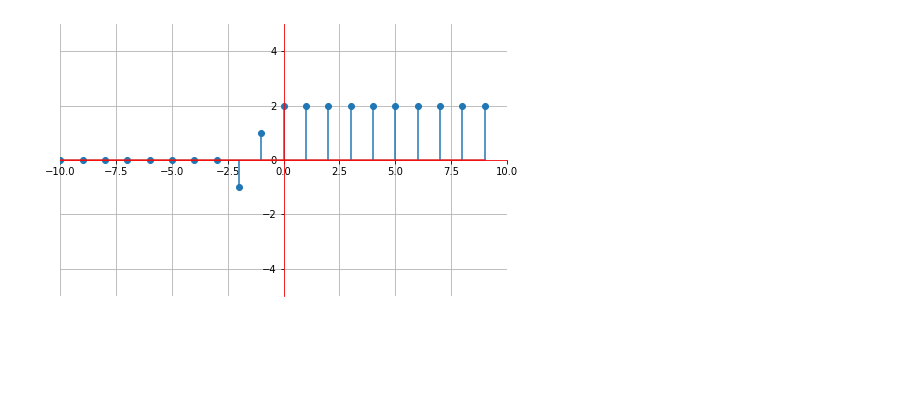
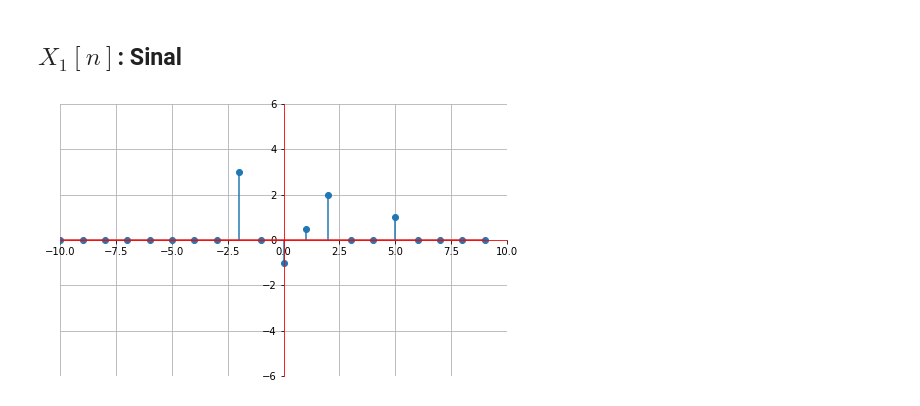
Before and after one commit to joao1pedro/SS, a Jupyter notebook: discrete_signal_decomposition.ipynb, the cells around one changed output. Saved outputs shown, nothing was run; the diff lists cells and outputs as text; code cells hidden in the pictures; blank space fills up the shorter version.

```diff
--- a/discrete_signal_decomposition.ipynb
+++ b/discrete_signal_decomposition.ipynb
@@ -12,26 +4,40 @@ def step(n, A, shift):
+# %%
+""" [Entrada]: range de tempo discreto n;
+        A: amplitude do sinal degrau;
+        n0: tempo inicial
+    [Saída]:
+        xp: Sinal par
+        xi: Sinal ímpar
+"""
+def impulse(n, A, n0):
+    u = np.zeros(N)
+    ind = np.where(n==n0)
+    u[ind] = A
+    return u
+# %% [markdown]
+## $X_1[n]$: Sinal
 # %%
 n = np.arange(-10, 10)
 N = len(n)
 
-A = 1
-shift = 0
-plt.rcParams['figure.figsize']=(8,5)
+u1 = impulse(n, 1/2, 1)
+u2 = impulse(n, 2, 2)
+u3 = impulse(n, -1, 0)
+u4 = impulse(n, 1, 5)
+u5 = impulse(n, 3, -2)
 
-u1 = step(n, 1, 0)
-u2 = step(n, 2, -1)
-u3 = step(n, -1, -2)
-
-u = u1+u2+u3
+# Sinal 1 é dado por esta soma de impulsos
+u = u1+u2+u3+u4+u5
 
 plt.stem(n,u)
 plt.xlim(-10,10)
-plt.ylim(-5,5)
+plt.ylim(-6,6)
 plt.gca().spines['left'].set_position('center')
 plt.gca().spines['left'].set_color('red')
 plt.gca().spines['right'].set_color('none')
 plt.gca().spines['bottom'].set_position('center')
 plt.gca().spines['bottom'].set_color('red')
 plt.gca().spines['top'].set_color('none')
 plt.grid()
 # %% [output]
-[figure, old version]
+[figure, new version]
```
Also changed, not shown: parts of 8 cells of this notebook.
